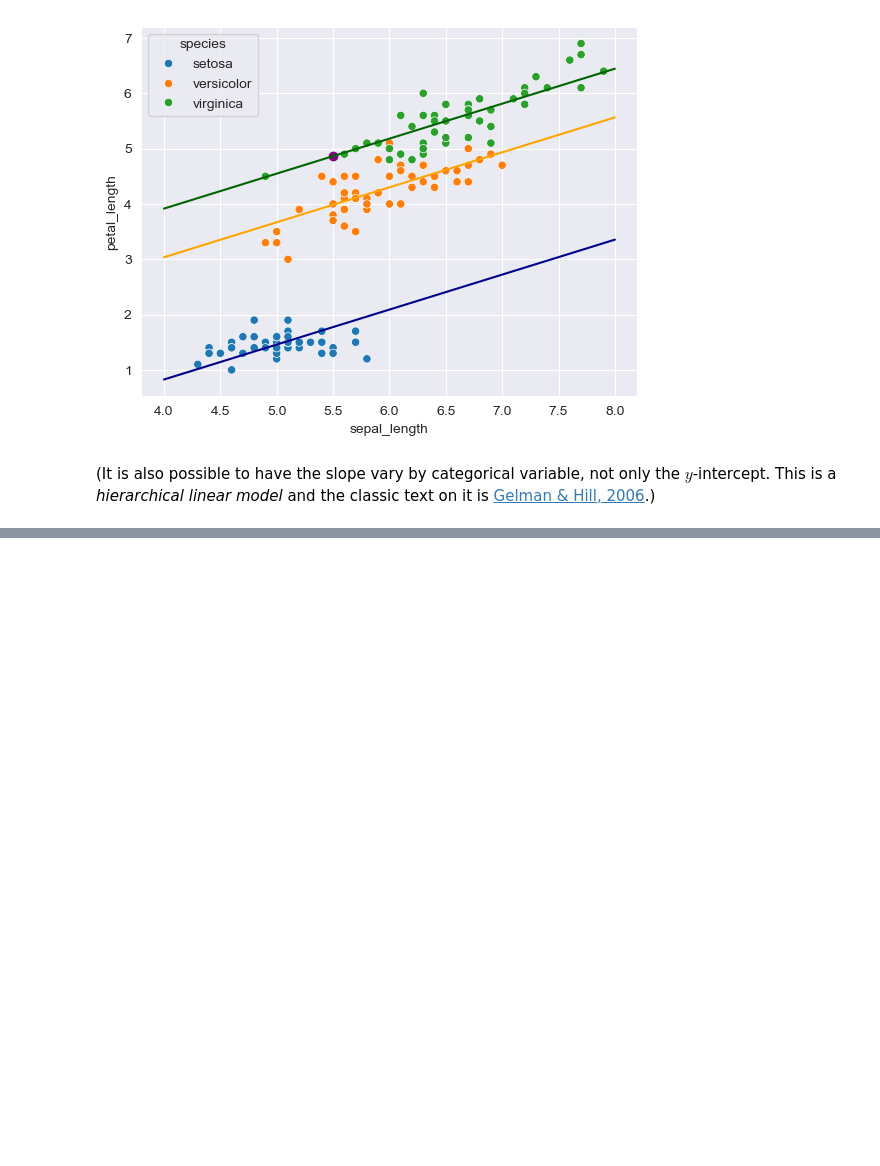
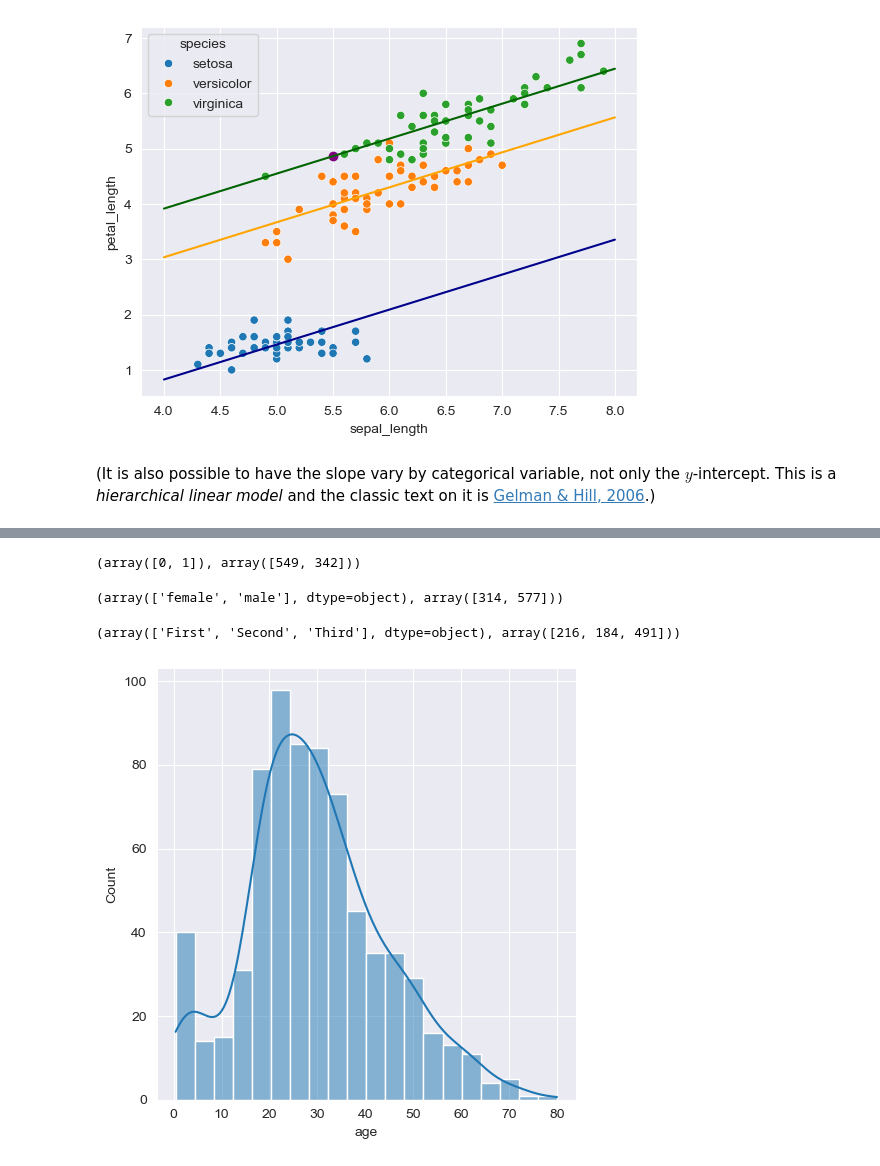
Before and after one commit to sjagadee/math_for_ai_ml, a Jupyter notebook: 6-statistics/5-regression.ipynb, the cells around one changed output, grey strips where cells are left out. Drawn from its saved outputs; the diff is of its cells as text; code cells hidden in the pictures; blank space fills up the shorter version.

```diff
--- a/6-statistics/5-regression.ipynb
+++ b/6-statistics/5-regression.ipynb
@@ -544,0 +614,3 @@ _ = plt.scatter(x_i[1], y_i, marker='o', color='purple')
+# %%
+titanic = sns.load_dataset('titanic')
+titanic.head()
@@ -544,0 +624,16 @@ _ = plt.scatter(x_i[1], y_i, marker='o', color='purple')
+# %%
+np.unique(titanic["survived"], return_counts=True)
+# %% [output]
+(array([0, 1]), array([549, 342]))
+# %%
+np.unique(titanic["sex"], return_counts=True)
+# %% [output]
+(array(['female', 'male'], dtype=object), array([314, 577]))
+# %%
+np.unique(titanic["class"], return_counts=True)
+# %% [output]
+(array(['First', 'Second', 'Third'], dtype=object), array([216, 184, 491]))
+# %%
+_ = sns.displot(x = titanic["age"], kde=True)
+# %% [output]
+[figure, added]
```
Also changed, not shown: parts of 30 cells of this notebook, 1 other file.
